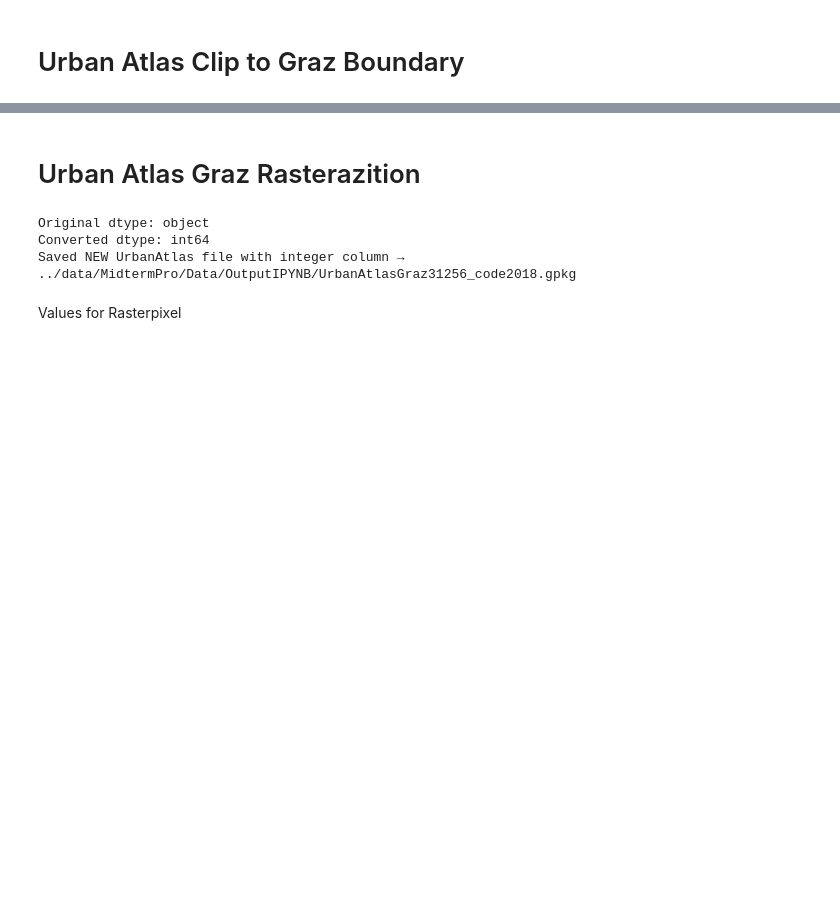
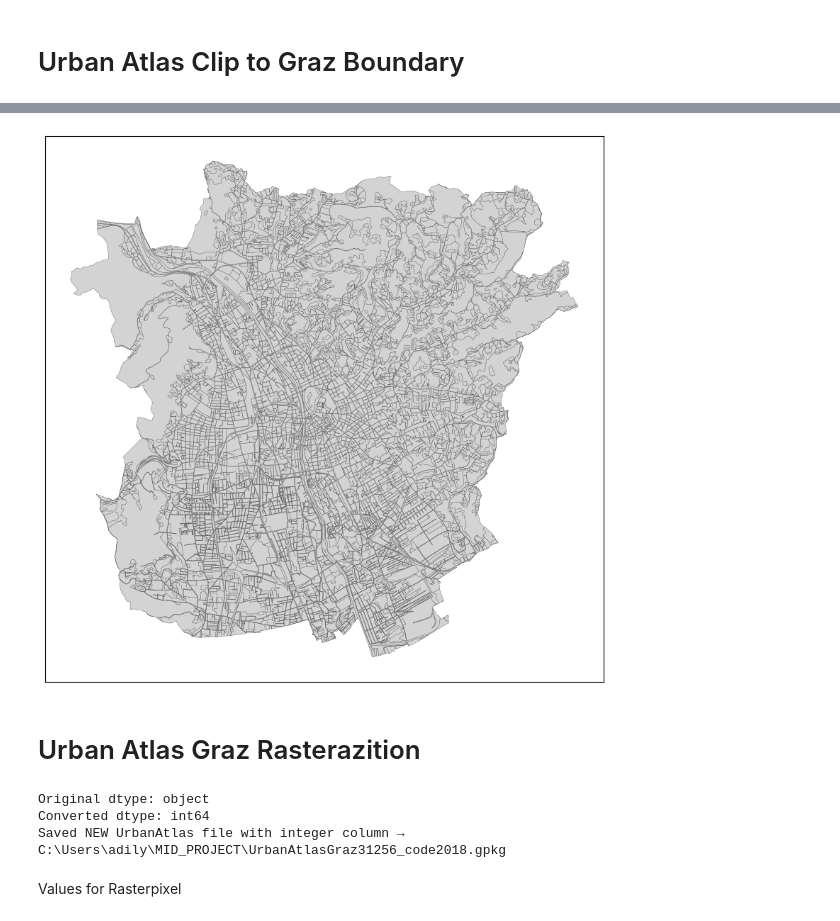
Before and after one commit to heinrichstrasse/GST.200B_MidtermPro, a Jupyter notebook: midtermproV1.ipynb, the cells around one changed output, grey strips where cells are left out. Drawn from its saved outputs; the diff is of its cells as text; code cells hidden in the pictures; blank space fills up the shorter version.

```diff
--- a/midtermproV1.ipynb
+++ b/midtermproV1.ipynb
@@ -204,36 +204,38 @@ Clipped Urban Atlas saved to: ../data/MidtermPro/Data/OutputIPYNB/UrbanAtlasGraz
 # %%
 
 
 # Load clipped Urban Atlas (EPSG:31256)
-ua_path = "../data/MidtermPro/Data/UrbanAtlasGraz31256.gpkg"
+ua_path = "C:\\Users\\adily\\MID_PROJECT\\UrbanAtlas31256_A.gpkg"
 ua_graz = gpd.read_file(ua_path)
 
 # Plot
 fig, ax = plt.subplots(figsize=(10, 8))
 
 ua_graz.plot(
     ax=ax,
     color="lightgray",    # uniform gray fill
     edgecolor="dimgray",  # darker boundaries
     linewidth=0.3
 )
 
 #ax.set_title("UrbanAtlasGraz", fontsize=14)
 ax.set_xticks([])
 ax.set_yticks([])
 
 plt.tight_layout()
 plt.show()
+# %% [output]
+[figure, added]
 # %% [markdown]
 # Urban Atlas Graz Rasterazition
 # %%
 
 
 # Original Urban Atlas (ohne Veränderungen)
-ua_path = Path("../data/MidtermPro/Data/OutputIPYNB/UrbanAtlasGraz31256.gpkg")
+ua_path = Path("C:\\Users\\adily\\MID_PROJECT\\UrbanAtlas31256_A.gpkg")
 
 # Neuer Output mit Integer-Spalte
-ua_out_path = Path("../data/MidtermPro/Data/OutputIPYNB/UrbanAtlasGraz31256_code2018.gpkg")
+ua_out_path = Path("C:\\Users\\adily\\MID_PROJECT\\UrbanAtlasGraz31256_code2018.gpkg")
 
 # Load original layer
 ua = gpd.read_file(ua_path)
@@ -251,7 +253,7 @@ print("Saved NEW UrbanAtlas file with integer column →", ua_out_path)
 # %% [output]
 Original dtype: object
 Converted dtype: int64
-Saved NEW UrbanAtlas file with integer column → ../data/MidtermPro/Data/OutputIPYNB/UrbanAtlasGraz31256_code2018.gpkg
+Saved NEW UrbanAtlas file with integer column → C:\Users\adily\MID_PROJECT\UrbanAtlasGraz31256_code2018.gpkg
 # %% [markdown]
 Values for Rasterpixel
 # %%
```
Also changed, not shown: parts of 28 cells of this notebook, 1 other file.
